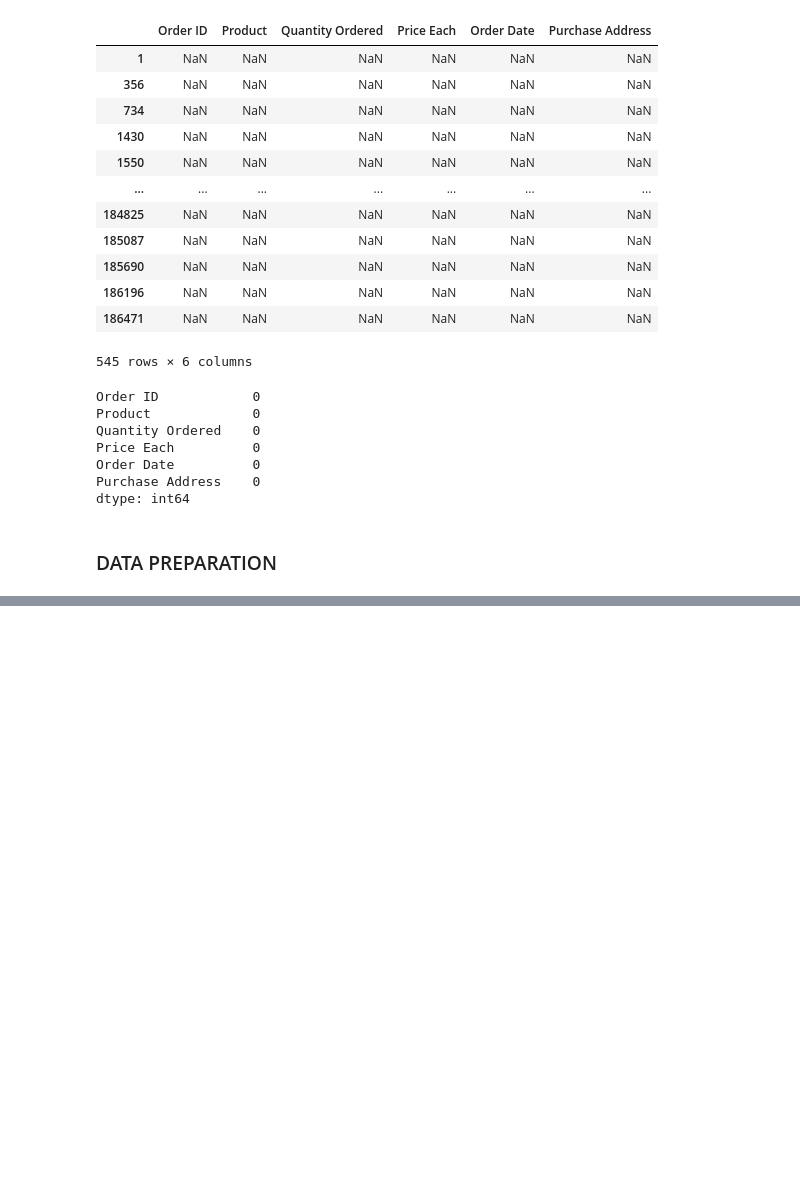
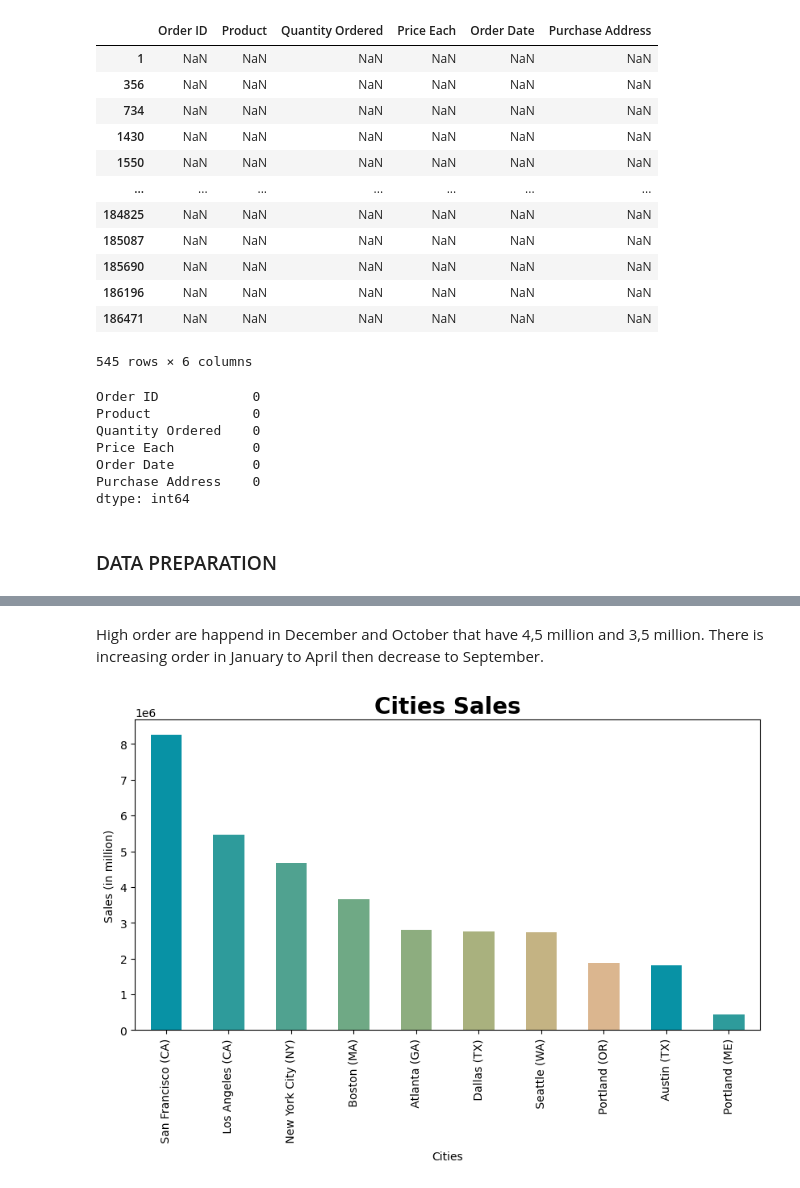
Before and after one commit to hmtalha786/Movie-Recommendation-System, a Jupyter notebook: Code.ipynb, the cells around one changed output, grey strips where cells are left out. Saved outputs shown, nothing was run; the diff lists cells and outputs as text; code cells hidden in the pictures; blank space fills up the shorter version.

```diff
--- a/Code.ipynb
+++ b/Code.ipynb
@@ -299,0 +338,14 @@ High order are happend in December and October that have 25,000 and 20,000 order
+# %% [markdown]
+High order are happend in December and October that have 4,5 million and 3,5 million. There is increasing order in January to April then decrease to September.
+# %%
+df_city = df.groupby('Cities')['Sales'].sum()
+
+plt.figure(figsize=(10,5))
+
+df_city.sort_values(ascending=False).plot(kind='bar',color=['#0892a5','#2e9b9b','#50a290','#6fa985','#8dad7f','#a9b17e','#c4b383','#dbb68f'])
+plt.title('Cities Sales',weight='bold',fontsize=20)
+plt.ylabel('Sales (in million)')
+
+plt.show()
+# %% [output]
+[figure, added]
```
Also changed, not shown: parts of 39 cells of this notebook.
